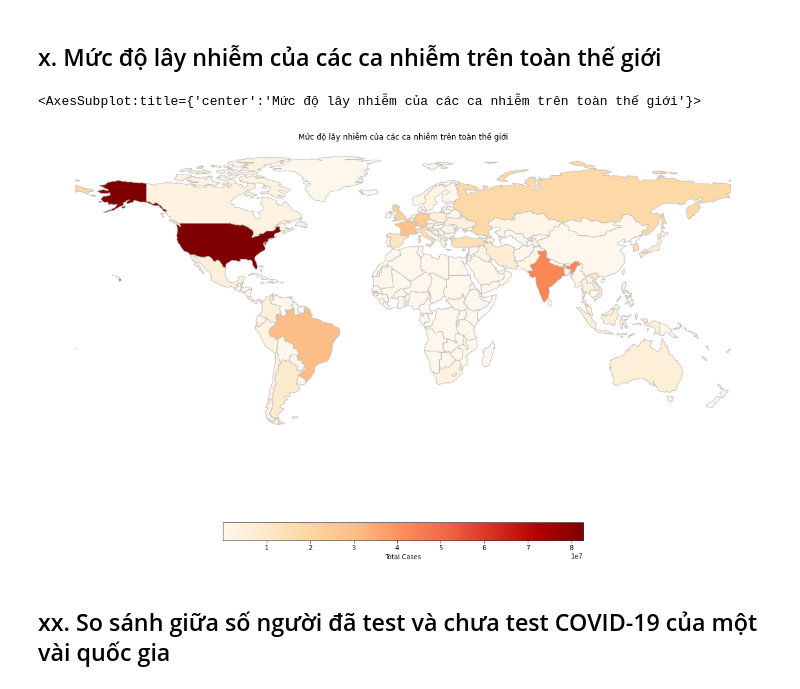
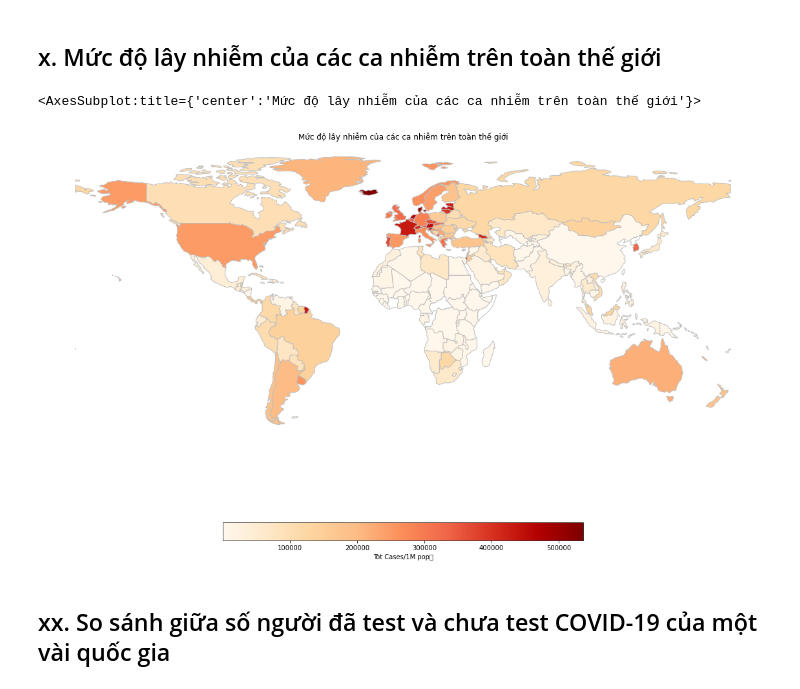
Before and after one commit to vt-khang/Lab01_DataRelationship, a Jupyter notebook: Visualization_Khang.ipynb, the cells around one changed output. Cells and saved outputs as stored; diff of their text form; code cells hidden in the pictures.

```diff
--- a/Visualization_Khang.ipynb
+++ b/Visualization_Khang.ipynb
@@ -49,38 +49,39 @@ alternative_name = pd.Series({'W. Sahara': 'Western Sahara',
                     'eSwatini': 'Eswatini',
                     'UAE': 'United Arab Emirates',
                     'N. Korea': 'North Korea',
                     'Solomon Is.': 'Solomon Islands',
                     'UK': 'United Kingdom',
                     'N. Cyprus': 'Nothern Cyprus',
                     'Somaliland': 'Somalia',
                     'Bosnia and Herz.': 'Bosnia and Herzegovina',
                     'Macedonia': 'North Macedonia',
                     'S. Sudan': 'South Sudan'})
 
 # hàm thay thế tên viết tắt của các quốc gia
 def change_alternative_name(name):
     if name in alternative_name.index:
         return alternative_name[name]
     elif name in alternative_name.values:
         return alternative_name[alternative_name == name].index[0]
     return name
 
-TotalCases_df = df[['Country,Other', 'TotalCases']]
+# chuẩn bị dữ liệu
+TotalCases_per_mp_df = df[['Country,Other', 'Tot Cases/1M pop']]
 df_world = gpd.read_file(gpd.datasets.get_path('naturalearth_lowres'))
 df_world = df_world[(df_world.name != "Antarctica") & (df_world.name != "Fr. S. Antarctic Lands")]
 df_world['name'] = df_world['name'].apply(change_alternative_name)
-df_full_world = df_world.merge(TotalCases_df, left_on = 'name', right_on = 'Country,Other', how = 'left')
+df_full_world = df_world.merge(TotalCases_per_mp_df, left_on = 'name', right_on = 'Country,Other', how = 'left')
 
 # vẽ biểu đồ
 fig, ax = plt.subplots(1, figsize = (20, 16))
 ax.axis('off')
 ax.set_title('Mức độ lây nhiễm của các ca nhiễm trên toàn thế giới')
-df_full_world.plot(column = 'TotalCases', cmap = 'OrRd', edgecolor = '0.75', ax = ax,
-                   legend = True, legend_kwds = {"label": "Total Cases", "orientation" : "horizontal", "shrink": 0.5},
+df_full_world.plot(column = 'Tot Cases/1M pop', cmap = 'OrRd', edgecolor = '0.75', ax = ax,
+                   legend = True, legend_kwds = {"label": "Tot Cases/1M pop	", "orientation" : "horizontal", "shrink": 0.5},
                    missing_kwds = {"color": "white"})
 # %% [output]
 <AxesSubplot:title={'center':'Mức độ lây nhiễm của các ca nhiễm trên toàn thế giới'}>
-[figure, old version]
+[figure, new version]
 # %% [markdown]
 ## xx. So sánh giữa số người đã test và chưa test COVID-19 của một vài quốc gia
 # %%
```
